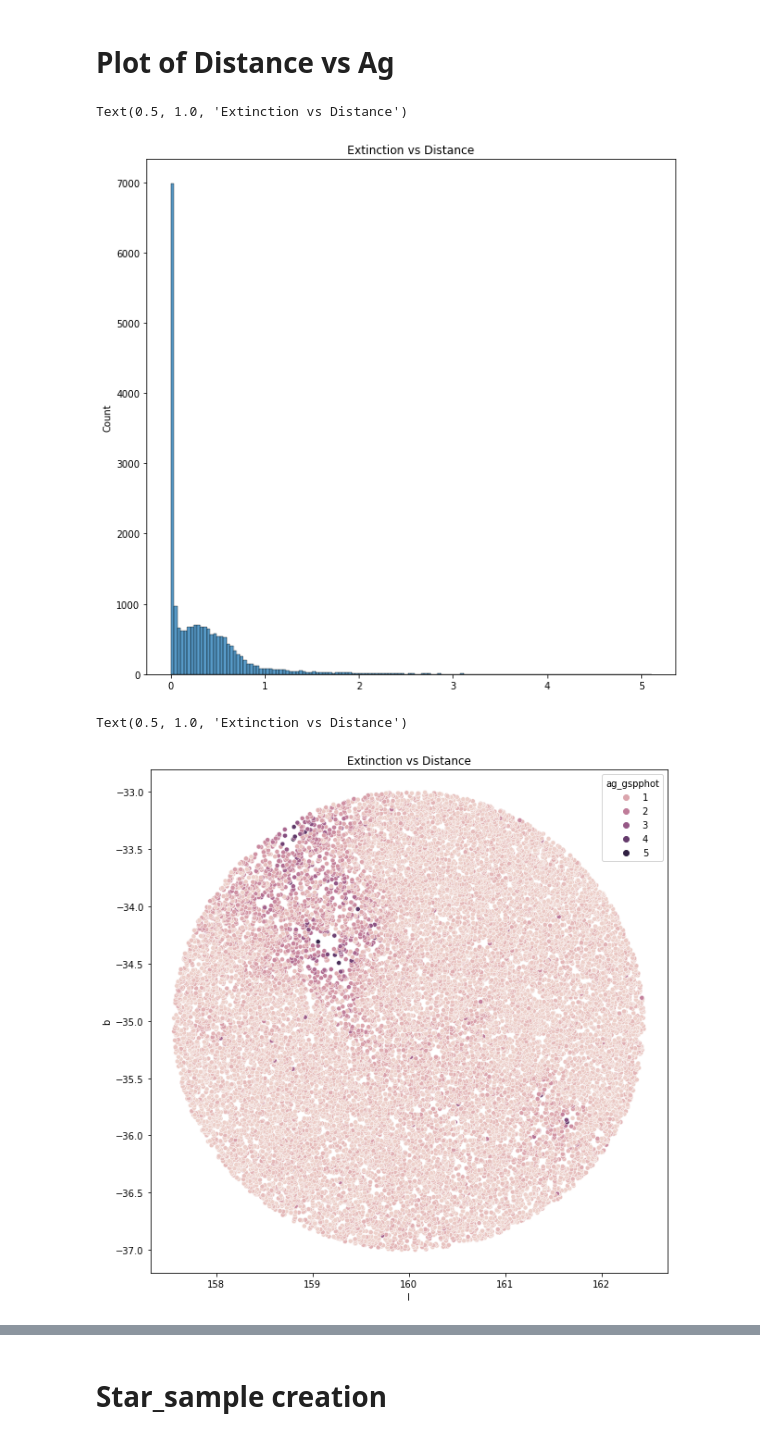
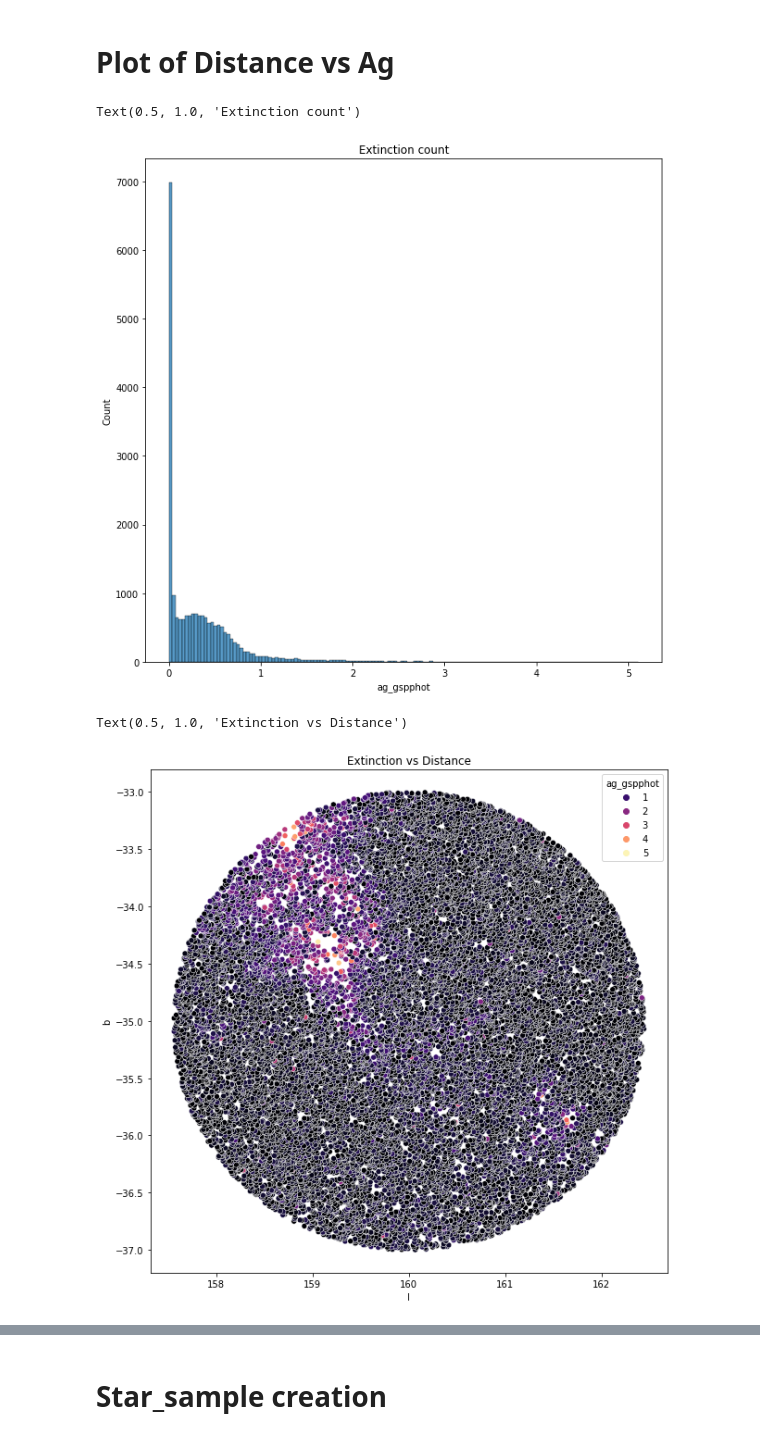
Before and after one commit to ocallam6/VaeStar, a Jupyter notebook: High_latitude_sample/data_prep_newgaia.ipynb, the cells around one changed output, grey strips where cells are left out. Saved outputs shown, nothing was run; the diff lists cells and outputs as text; code cells hidden in the pictures.

```diff
--- a/High_latitude_sample/data_prep_newgaia.ipynb
+++ b/High_latitude_sample/data_prep_newgaia.ipynb
@@ -40,3 +54,14 @@ r = job4.get_results()
 # %% [output]
 WARNING: UnitsWarning: The unit 'angstrom' has been deprecated in the VOUnit standard. Suggested: 0.1nm. [astropy.units.format.utils]
 INFO: Query finished. [astroquery.utils.tap.core]
+# %%
+
+job4 = Gaia.launch_job_async("SELECT * \
+FROM gaiadr3.gaia_source AS g \
+JOIN gaiadr3.tmass_psc_xsc_best_neighbour AS xmatch USING (source_id) \
+JOIN gaiadr3.tmass_psc_xsc_join AS xjoin USING (clean_tmass_psc_xsc_oid) \
+JOIN gaiadr1.tmass_original_valid AS tmass ON xjoin.original_psc_source_id = tmass.designation \
+WHERE CONTAINS(POINT(g.l,g.b),CIRCLE(160.0,-35.0,2))=1;", dump_to_file=False)
+
+
+r2MASS = job4.get_results()
@@ -49,3 +99,6 @@ As per Bailer Jones, prior needed for about 20 percent error on parallax, which
+# %%
+import pandas as pd
+r=r.to_pandas().set_index('source_id').combine_first(r2MASS.to_pandas().set_index('source_id')).reset_index()
 # %%
 r['error_over_parallax']=1/r['parallax_over_error']
 (r['error_over_parallax']<0.2).sum()/len(r)
@@ -96,17 +142,17 @@ Text(0, 0.5, 'count')
 plt.figure(figsize=(10,10))
 sn.histplot(r['ag_gspphot'])
 #plt.xlim(0,2)
-plt.title('Extinction vs Distance')
+plt.title('Extinction count')
 # %% [output]
-Text(0.5, 1.0, 'Extinction vs Distance')
+Text(0.5, 1.0, 'Extinction count')
-[figure, old version]
+[figure, new version]
 # %%
 plt.figure(figsize=(10,10))
-sn.scatterplot(r['l'],r['b'],hue=r['ag_gspphot'],color='r',s=25)
+sn.scatterplot(r['l'],r['b'],hue=r['ag_gspphot'],color='r',s=35,palette='magma')
 #plt.xlim(0,2)
 plt.title('Extinction vs Distance')
 # %% [output]
 Text(0.5, 1.0, 'Extinction vs Distance')
-[figure, old version]
+[figure, new version]
 # %%
 plt.figure(figsize=(10,10))
```
Also changed, not shown: parts of 19 cells of this notebook, 7 other files.
